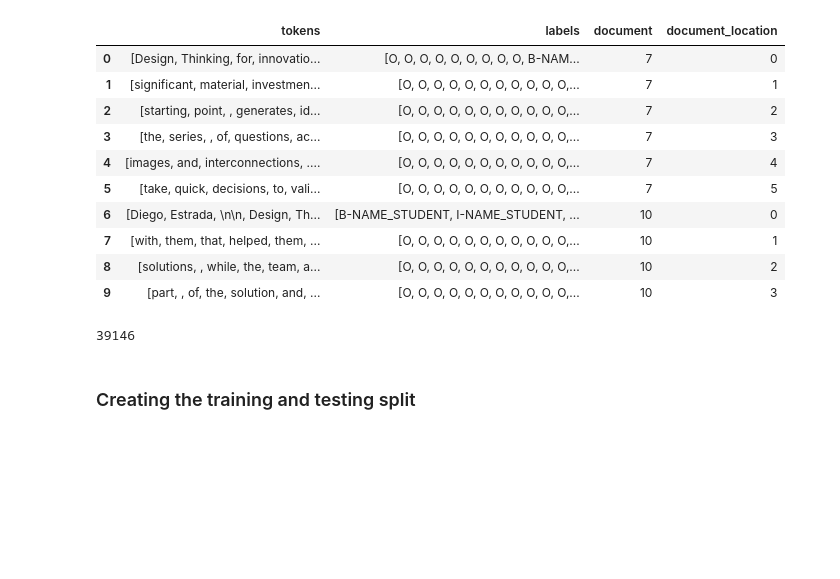
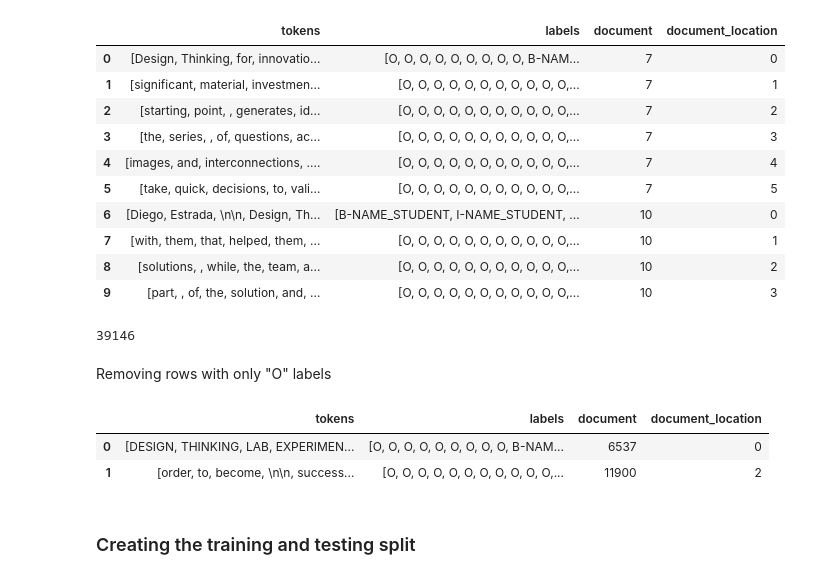
Before and after one commit to GGC-DSA/Kaggle-2024, a Jupyter notebook: notebooks-Spr2024/KAG_Notebook.ipynb, the cells around one changed output. Cells and saved outputs as stored; diff of their text form; code cells hidden in the pictures; blank space fills up the shorter version.

```diff
--- a/notebooks-Spr2024/KAG_Notebook.ipynb
+++ b/notebooks-Spr2024/KAG_Notebook.ipynb
@@ -444,6 +446,20 @@ df_model_input.head(10)
 len(df_model_input.index)
 # %% [output]
 39146
+# %% [markdown]
+Removing rows with only "O" labels
+# %%
+def compare2dict(list1, list2, pii_threshold):
+    return len(set(list1).intersection(set(list2))) > 1
+# %%
+df_trainable = df_model_input[df_model_input.apply(lambda line: compare2dict(line.labels,list(labels_to_ids.keys()),0), axis = 1)]
+df_trainable = pd.concat([df_trainable] * 10).sample(frac=1)
+df_trainable.reset_index(drop = True, inplace=True)
+df_trainable.head(2)
+# %% [output]
+|  | tokens | labels | document | document_location |
+| 0 | [DESIGN, THINKING, LAB, EXPERIMEN... | [O, O, O, O, O, O, O, O, O, B-NAM... | 6537 | 0 |
+| 1 | [order, to, become, \n\n, success... | [O, O, O, O, O, O, O, O, O, O, O,... | 11900 | 2 |
 # %% [markdown]
 ### Creating the training and testing split
 # %%
```
Also changed, not shown: parts of 13 cells of this notebook.
